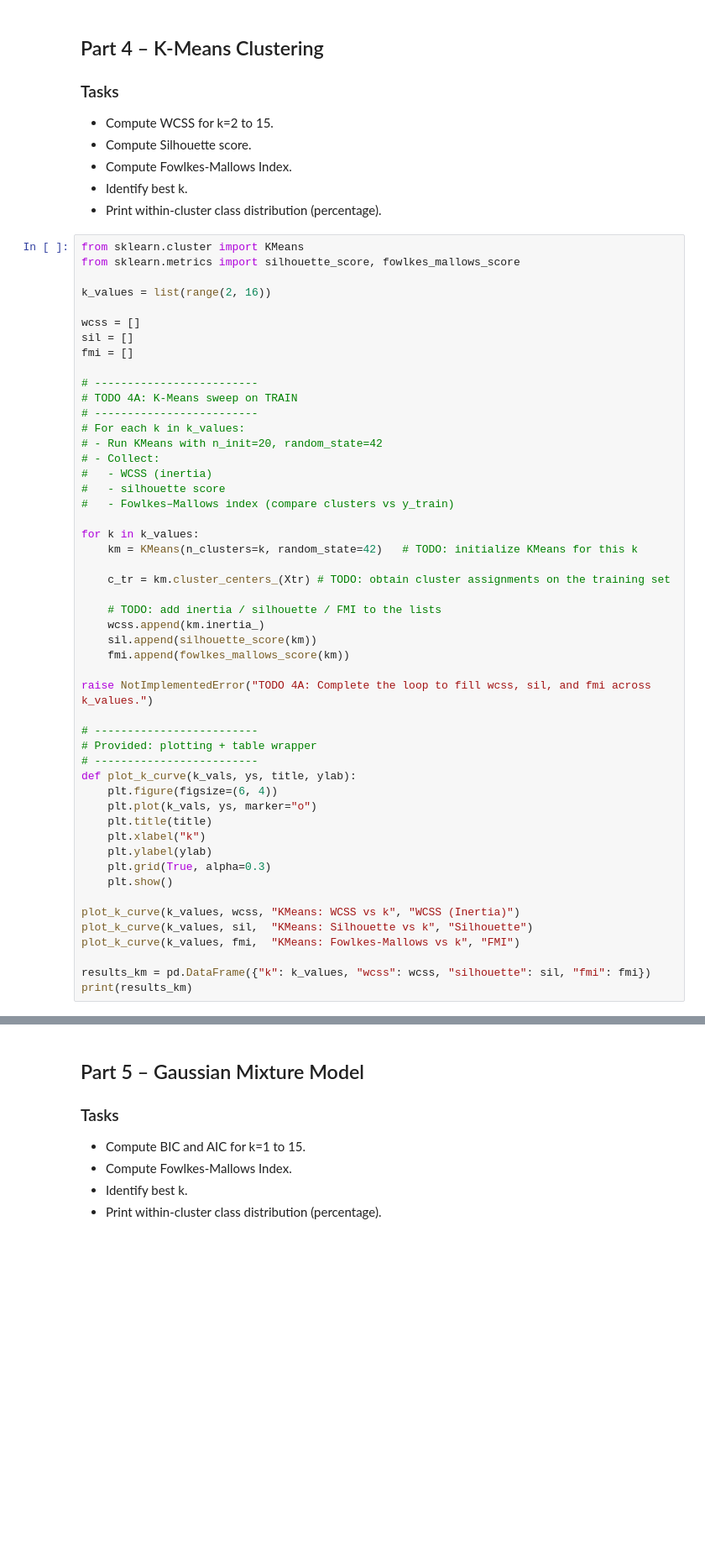
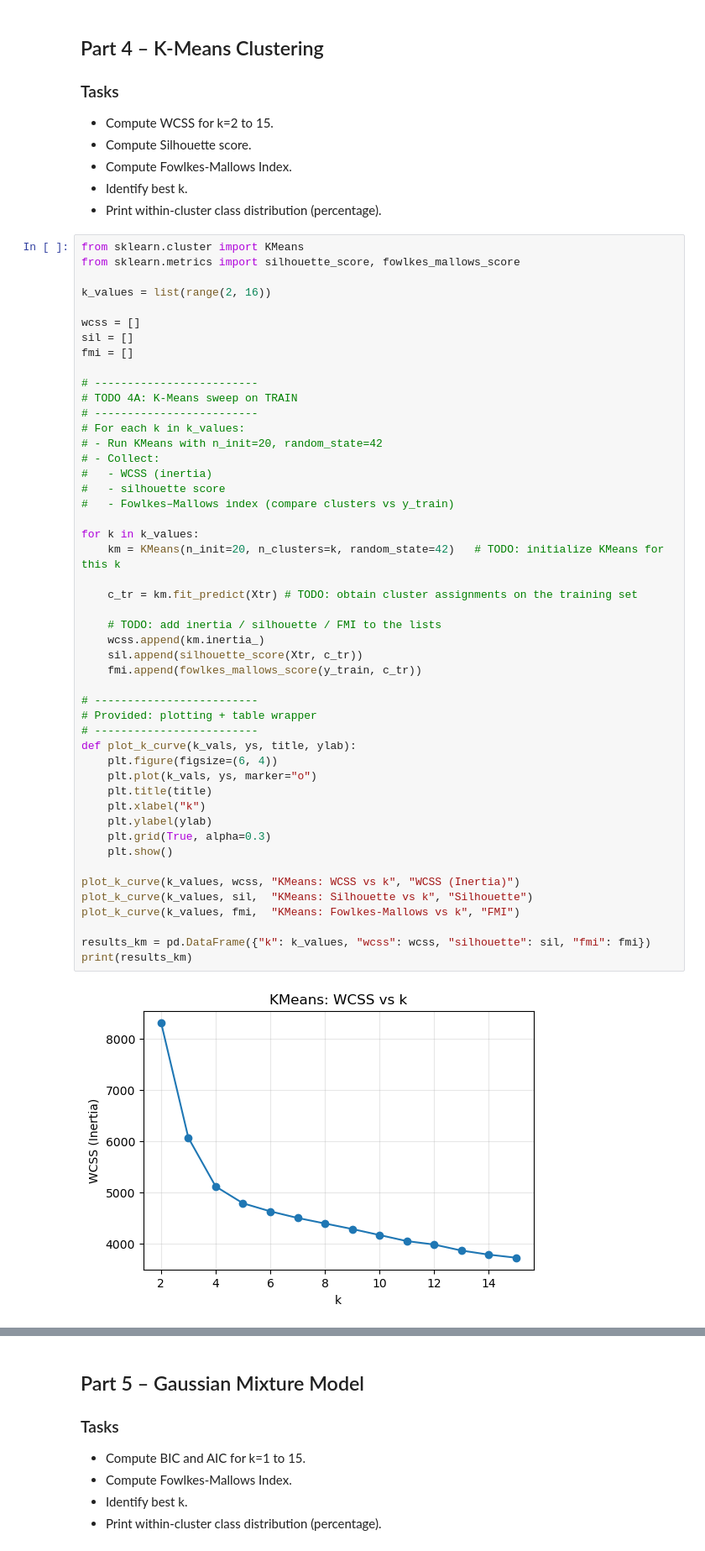
Before and after one commit to Coyomo/ML_Projects, a Jupyter notebook: P6-Faults_Dimensionality/Power_Quality_Fault_Detection.ipynb, the cells around one changed output, grey strips where cells are left out. Shown at 84% size. Cells and saved outputs as stored; diff of their text form; blank space fills up the shorter version.

```diff
--- a/P6-Faults_Dimensionality/Power_Quality_Fault_Detection.ipynb
+++ b/P6-Faults_Dimensionality/Power_Quality_Fault_Detection.ipynb
@@ -633,36 +633,36 @@ fmi = []
 # - Run KMeans with n_init=20, random_state=42
 # - Collect:
 #   - WCSS (inertia)
 #   - silhouette score
 #   - Fowlkes–Mallows index (compare clusters vs y_train)
 
 for k in k_values:
-    km = KMeans(n_clusters=k, random_state=42)   # TODO: initialize KMeans for this k
+    km = KMeans(n_init=20, n_clusters=k, random_state=42)   # TODO: initialize KMeans for this k
 
-    c_tr = km.cluster_centers_(Xtr) # TODO: obtain cluster assignments on the training set
+    c_tr = km.fit_predict(Xtr) # TODO: obtain cluster assignments on the training set
 
     # TODO: add inertia / silhouette / FMI to the lists
     wcss.append(km.inertia_)
-    sil.append(silhouette_score(km))
-    fmi.append(fowlkes_mallows_score(km))
-
-raise NotImplementedError("TODO 4A: Complete the loop to fill wcss, sil, and fmi across k_values.")
+    sil.append(silhouette_score(Xtr, c_tr))
+    fmi.append(fowlkes_mallows_score(y_train, c_tr))
 
 # -------------------------
 # Provided: plotting + table wrapper
 # -------------------------
 def plot_k_curve(k_vals, ys, title, ylab):
     plt.figure(figsize=(6, 4))
     plt.plot(k_vals, ys, marker="o")
     plt.title(title)
     plt.xlabel("k")
     plt.ylabel(ylab)
     plt.grid(True, alpha=0.3)
     plt.show()
 
 plot_k_curve(k_values, wcss, "KMeans: WCSS vs k", "WCSS (Inertia)")
 plot_k_curve(k_values, sil,  "KMeans: Silhouette vs k", "Silhouette")
 plot_k_curve(k_values, fmi,  "KMeans: Fowlkes-Mallows vs k", "FMI")
 
 results_km = pd.DataFrame({"k": k_values, "wcss": wcss, "silhouette": sil, "fmi": fmi})
 print(results_km)
+# %% [output]
+[figure, added]
```
Also changed, not shown: parts of 5 cells of this notebook.
